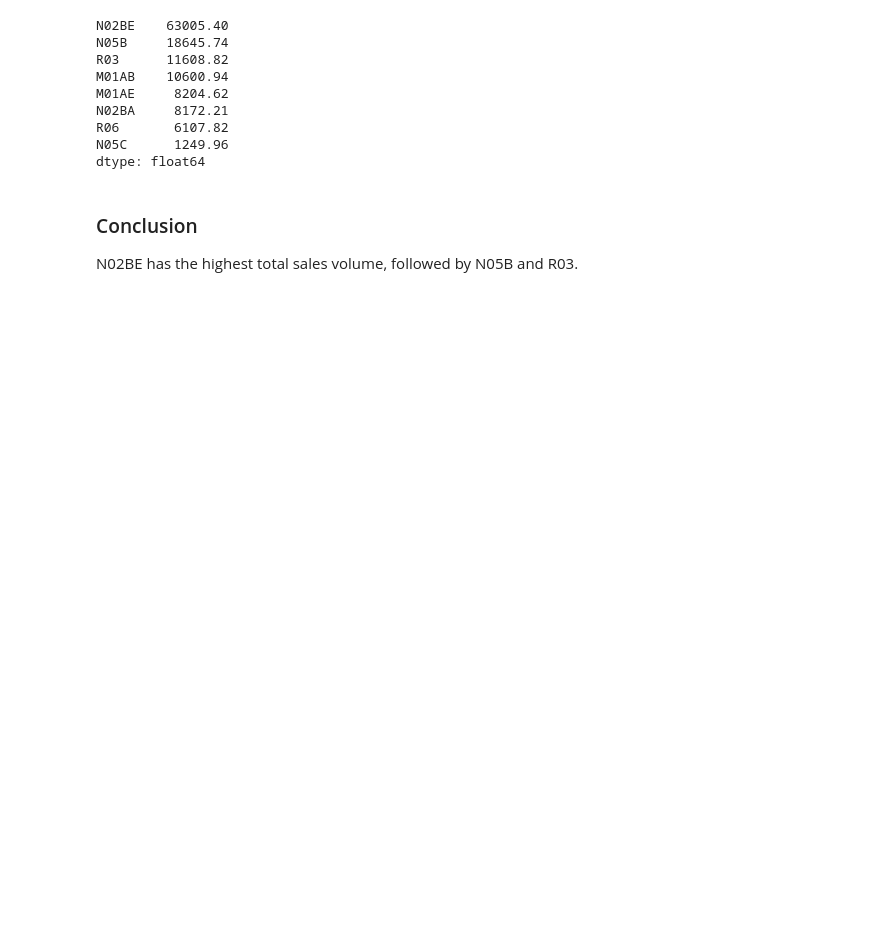
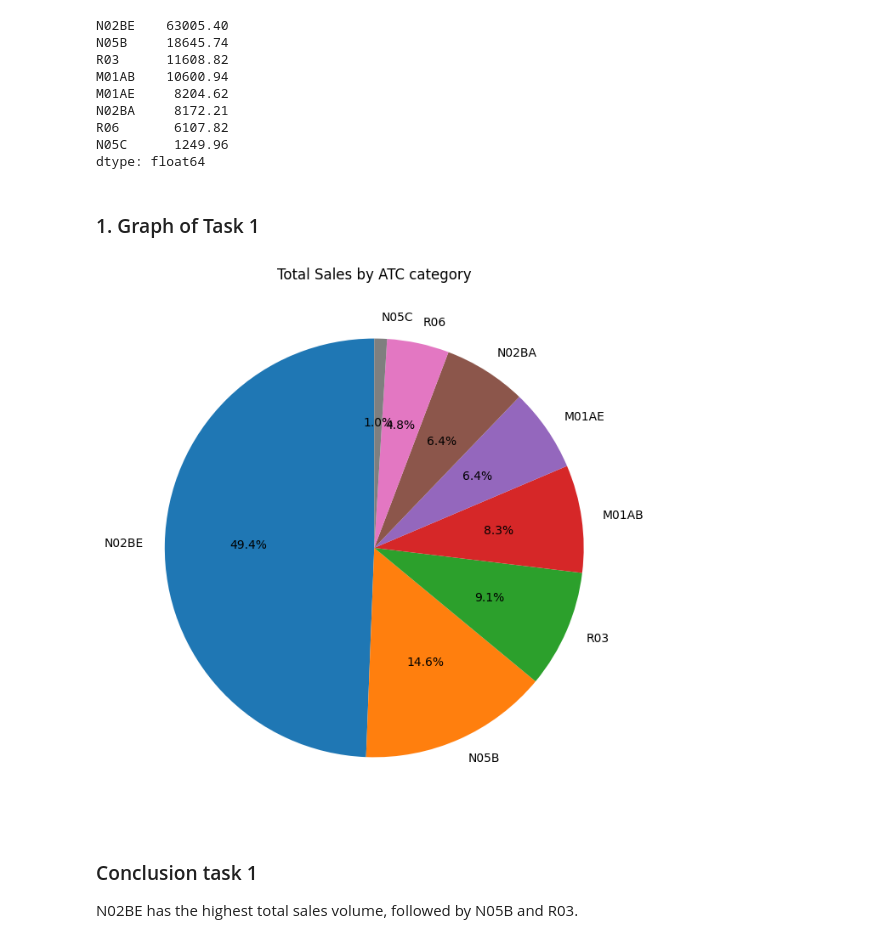
Before and after one commit to Lreport/Pharma-DataAnaly-Test, a Jupyter notebook: pharma_analysis.ipynb, the cells around one changed output. Saved outputs shown, nothing was run; the diff lists cells and outputs as text; code cells hidden in the pictures; blank space fills up the shorter version.

```diff
--- a/pharma_analysis.ipynb
+++ b/pharma_analysis.ipynb
@@ -86,6 +86,24 @@ N02BA     8172.21
 R06       6107.82
 N05C      1249.96
 dtype: float64
+# %% [markdown]
+### 1. Graph of Task 1
+# %%
+from matplotlib.pyplot import autoscale, pie
+
+
+total_sales.plot(
+    kind = 'pie',
+    autopct = '%1.1f%%',
+    figsize = (8,8),
+    startangle = 90
+)
+
+plt.ylabel('')
+plt.title('Total Sales by ATC category')
+plt.show()
+# %% [output]
+[figure, added]
 # %% [markdown]
-### Conclusion
+### Conclusion task 1
 N02BE has the highest total sales volume, followed by N05B and R03.
```
Also changed, not shown: parts of 15 cells of this notebook.
